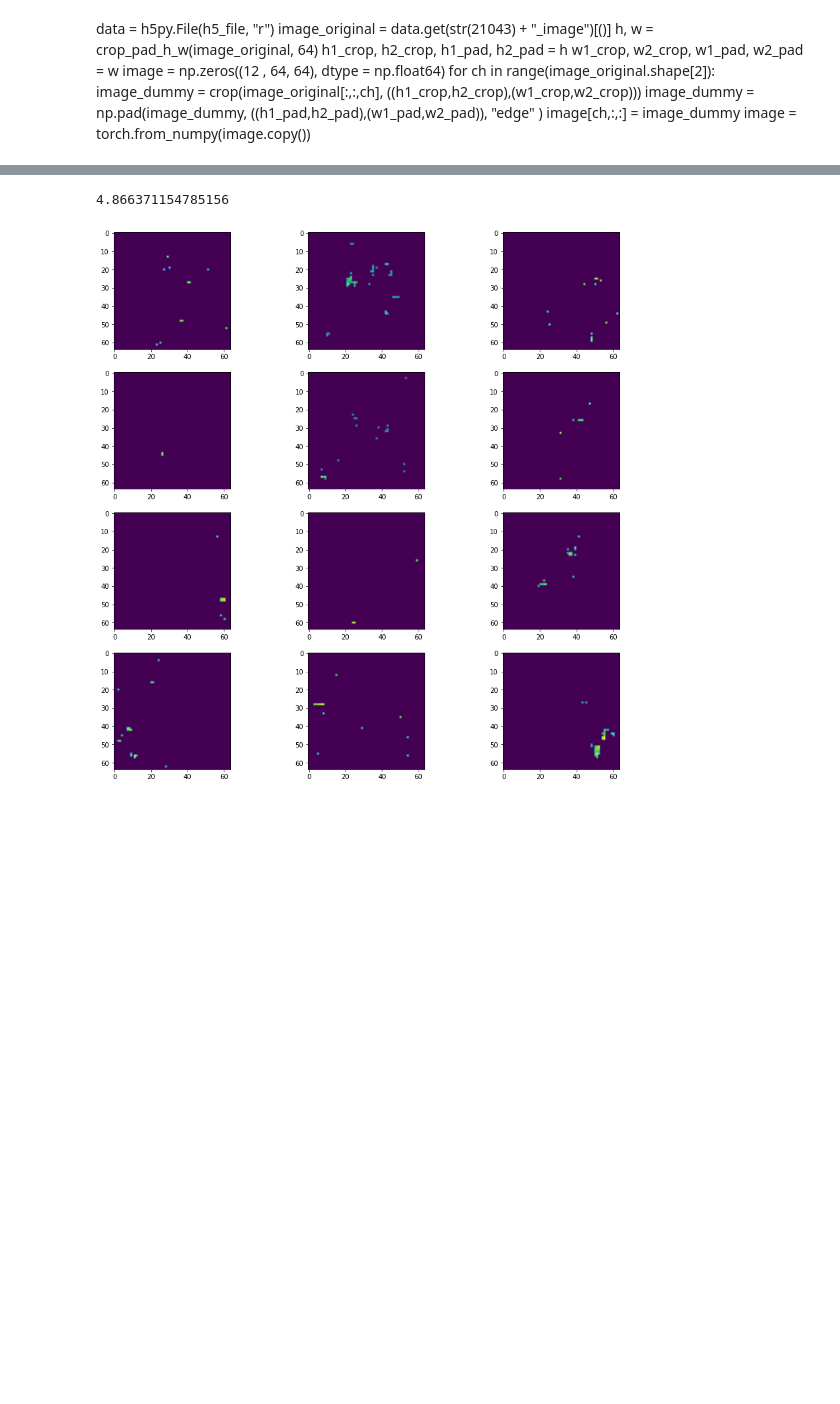
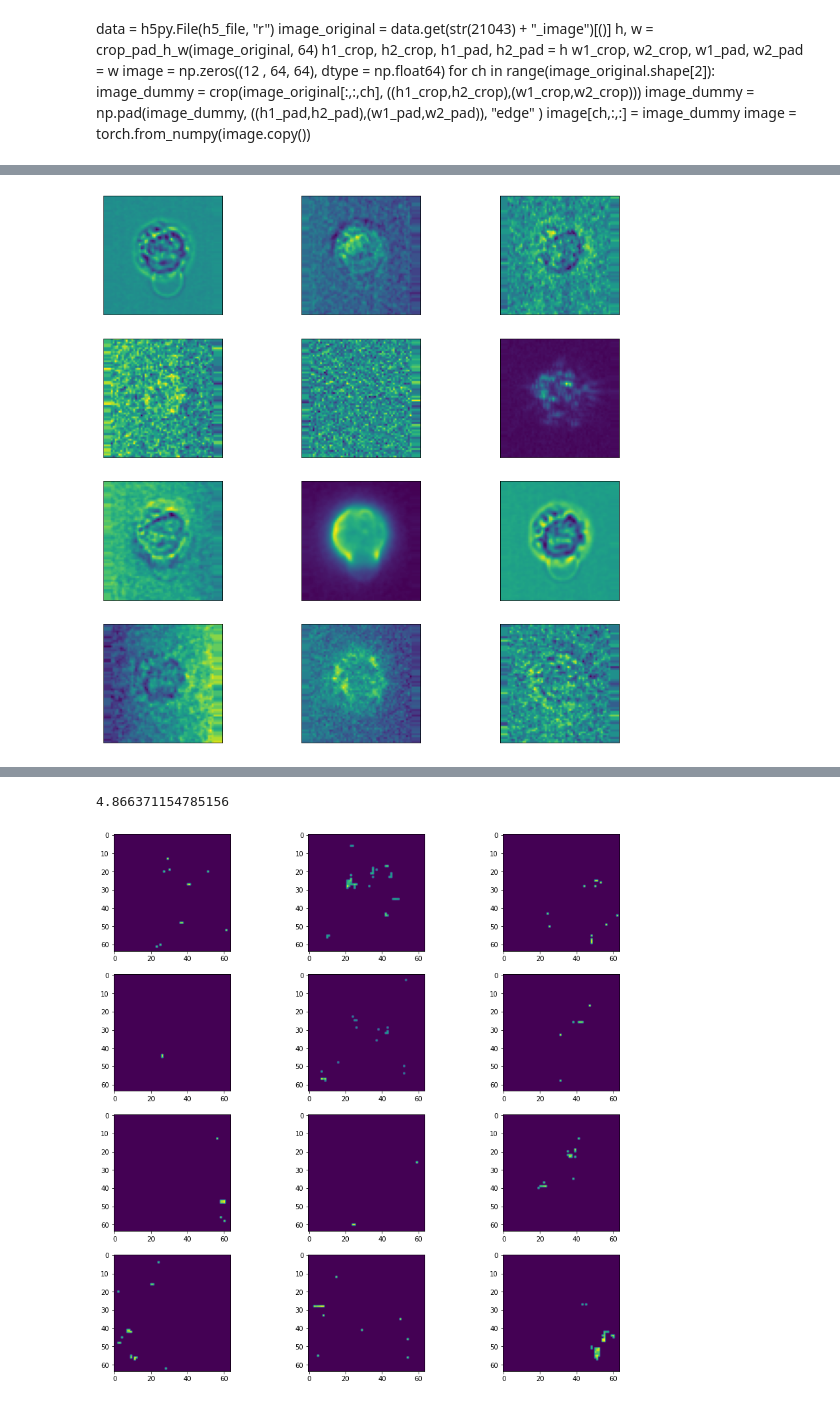
Before and after one commit to aliechoes/interpretable-multichannel-image-analysis, a Jupyter notebook: deep_learning.ipynb, the cells around one changed output, grey strips where cells are left out. Cells and saved outputs as stored; diff of their text form; code cells hidden in the pictures; blank space fills up the shorter version.

```diff
--- a/deep_learning.ipynb
+++ b/deep_learning.ipynb
@@ -464,4 +155,51 @@ testloader = DataLoader( test_dataset,
                                 batch_size= batch_size,
                                 shuffle=False,
                                 num_workers=1)
+# %%
+def plot_heatmap_12_channels(heatmap):
+    fig, ((ax1, ax2, ax3), (ax4, ax5, ax6), (ax7, ax8, ax9), (ax10, ax11, ax12)) = plt.subplots(4, 3, figsize=(15,15))
+    #plt.figure(figsize=(20,10))
+    ax1.imshow(heatmap[0])
+    ax1.axes.get_xaxis().set_visible(False)
+    ax1.axes.get_yaxis().set_visible(False)
+    ax2.imshow(heatmap[1])
+    ax2.axes.get_xaxis().set_visible(False)
+    ax2.axes.get_yaxis().set_visible(False)
+    ax3.imshow(heatmap[2])
+    ax3.axes.get_xaxis().set_visible(False)
+    ax3.axes.get_yaxis().set_visible(False)
+
+    ax4.imshow(heatmap[3])
+    ax4.axes.get_xaxis().set_visible(False)
+    ax4.axes.get_yaxis().set_visible(False)
+    ax5.imshow(heatmap[4])
+    ax5.axes.get_xaxis().set_visible(False)
+    ax5.axes.get_yaxis().set_visible(False)
+    ax6.imshow(heatmap[5])
+    ax6.axes.get_xaxis().set_visible(False)
+    ax6.axes.get_yaxis().set_visible(False)
+
+    ax7.imshow(heatmap[6])
+    ax7.axes.get_xaxis().set_visible(False)
+    ax7.axes.get_yaxis().set_visible(False)
+    ax8.imshow(heatmap[7])
+    ax8.axes.get_xaxis().set_visible(False)
+    ax8.axes.get_yaxis().set_visible(False)
+    ax9.imshow(heatmap[8])
+    ax9.axes.get_xaxis().set_visible(False)
+    ax9.axes.get_yaxis().set_visible(False)
+
+    ax10.imshow(heatmap[9])
+    ax10.axes.get_xaxis().set_visible(False)
+    ax10.axes.get_yaxis().set_visible(False)
+    ax11.imshow(heatmap[10])
+    ax11.axes.get_xaxis().set_visible(False)
+    ax11.axes.get_yaxis().set_visible(False)
+    ax12.imshow(heatmap[11])
+    ax12.axes.get_xaxis().set_visible(False)
+    ax12.axes.get_yaxis().set_visible(False)
+# %%
+plot_heatmap_12_channels(test_dataset[0]["image"])
+# %% [output]
+[figure, added]
 # %%
```
Also changed, not shown: parts of 53 cells of this notebook, 13 other files.
